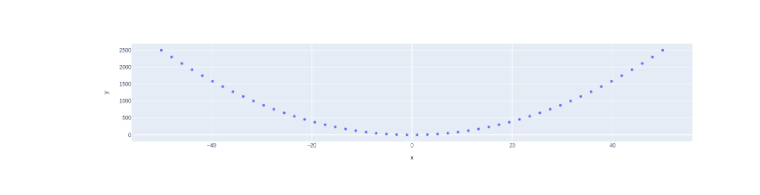
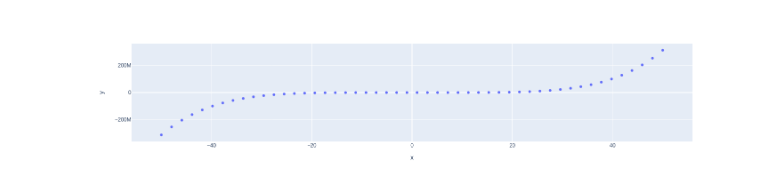
Before and after one commit to a-v-popov/my-notebooks-repo, a Jupyter notebook: excrement1.ipynb, the cells around one changed output. Drawn from its saved outputs; the diff is of its cells as text; code cells hidden in the pictures.

```diff
--- a/excrement1.ipynb
+++ b/excrement1.ipynb
@@ -6,7 +6,7 @@ import plotly.express as px
 x = np.linspace(start=-50, stop=50)
 
 # y-axis data points
-y = x ** 2
+y = x ** 5
 
 # define the plot
 fig = px.scatter(x=x, y=y)
@@ -17 +16 @@ fig.show()
-[figure, old version]
+[figure, new version]
```
Also changed, not shown: parts of 1 cell of this notebook.
